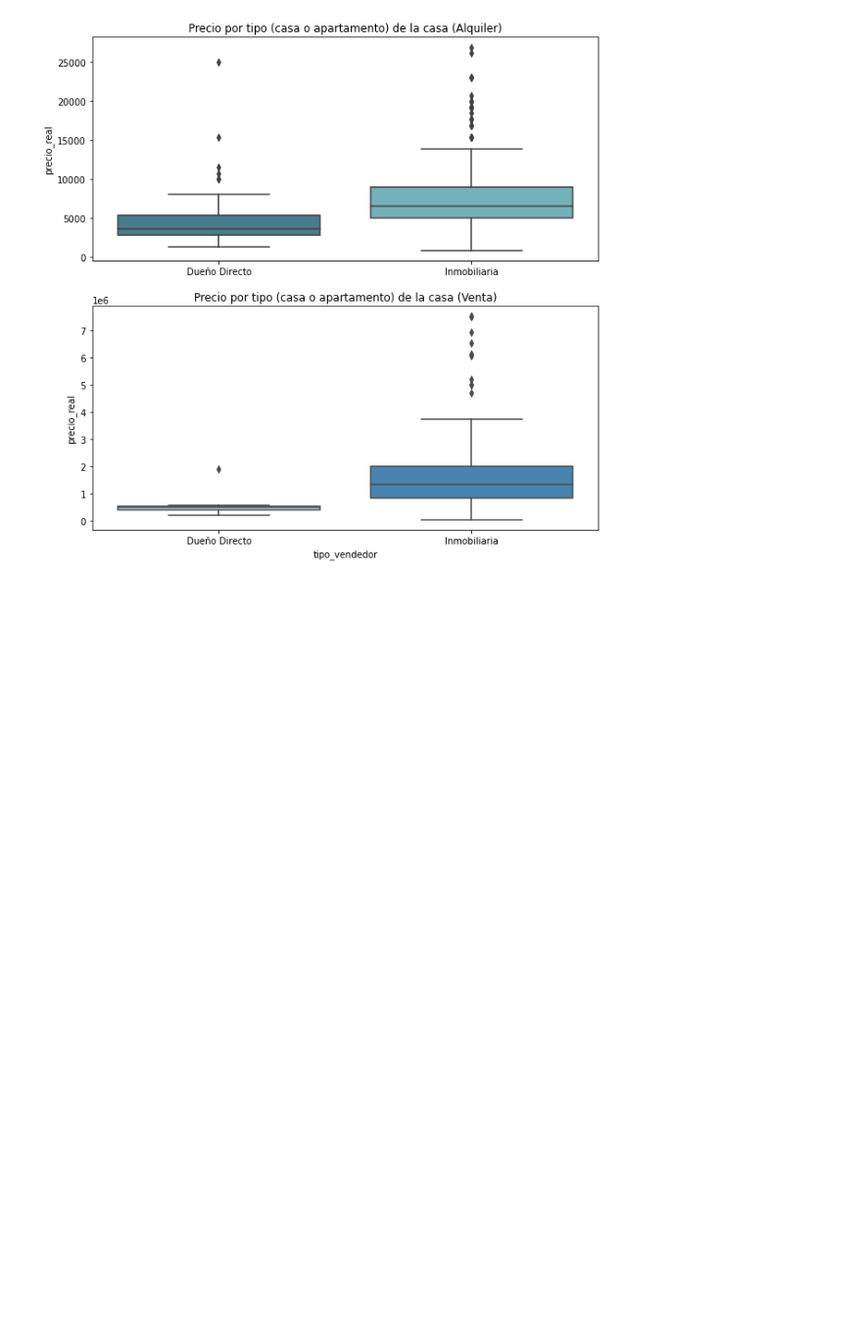
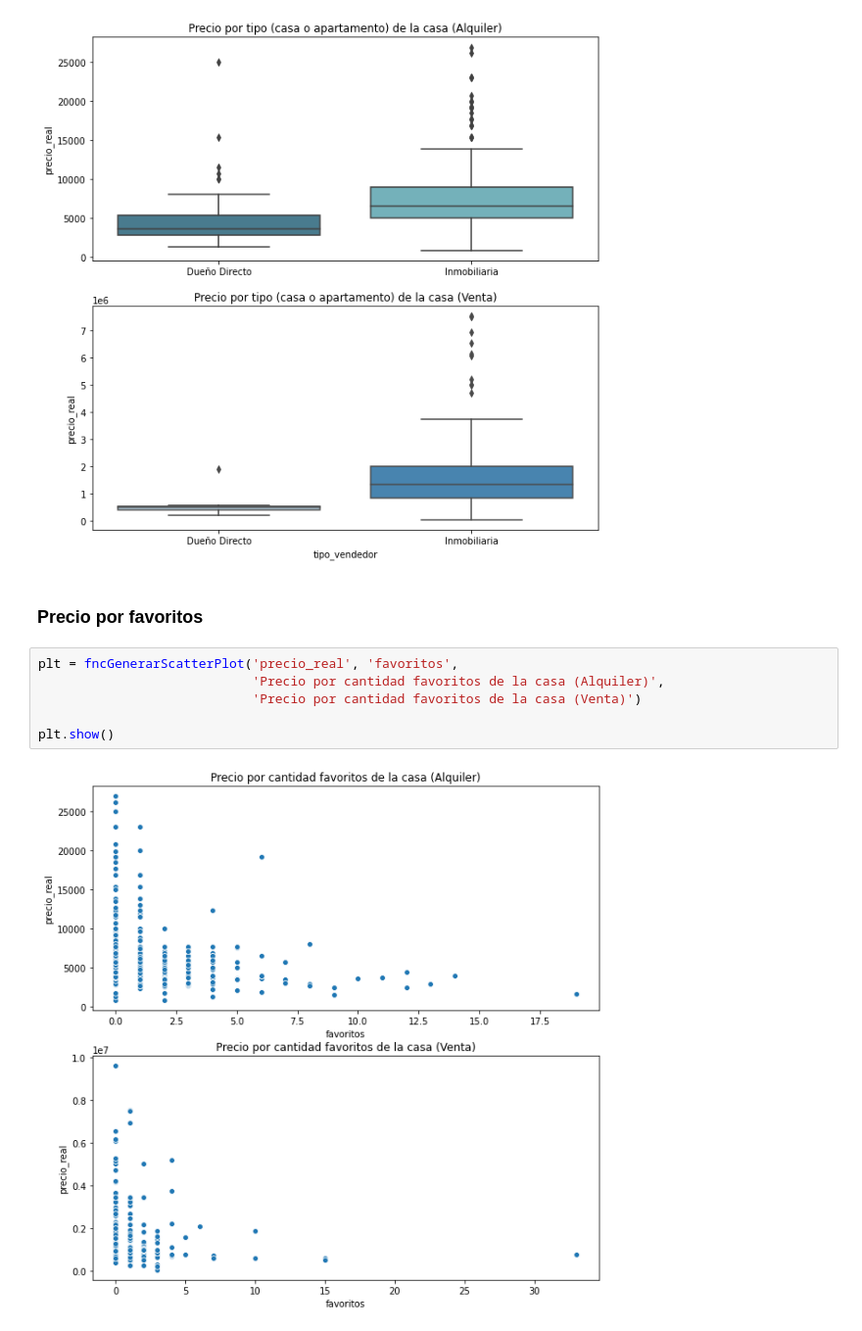
Before and after one commit to yadderace/ScrappingProject, a Jupyter notebook: Notebooks/Data Analysis.ipynb, the cells around one changed output. Shown at 98% size. Drawn from its saved outputs; the diff is of its cells as text; blank space fills up the shorter version.

```diff
--- a/Notebooks/Data Analysis.ipynb
+++ b/Notebooks/Data Analysis.ipynb
@@ -344,3 +323,13 @@ plt = fncGenerarBoxPlot('precio_real', 'tipo_vendedor',
 plt.show()
 # %% [output]
 [figure]
+# %% [markdown]
+### Precio por favoritos
+# %%
+plt = fncGenerarScatterPlot('precio_real', 'favoritos',
+                            'Precio por cantidad favoritos de la casa (Alquiler)',
+                            'Precio por cantidad favoritos de la casa (Venta)')
+
+plt.show()
+# %% [output]
+[figure, added]
```
Also changed, not shown: parts of 8 cells of this notebook.
